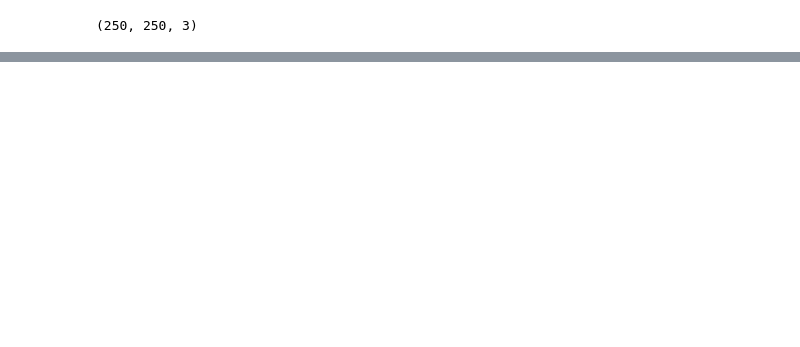
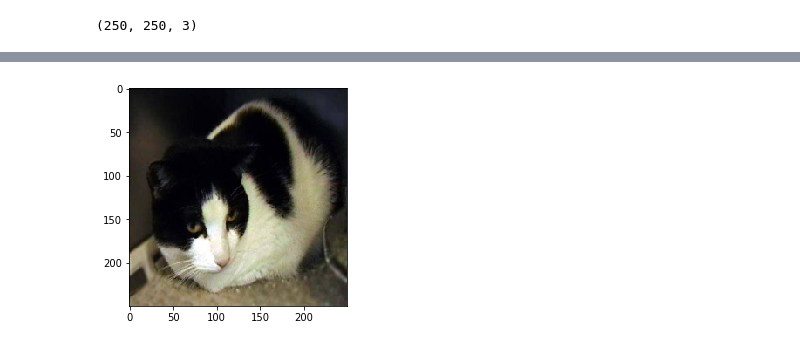
Before and after one commit to noamya-sh/Final-project-SemesterB, a Jupyter notebook: Dogs Vs Cats.ipynb, the cells around one changed output, grey strips where cells are left out. Saved outputs shown, nothing was run; the diff lists cells and outputs as text; code cells hidden in the pictures; blank space fills up the shorter version.

```diff
--- a/Dogs Vs Cats.ipynb
+++ b/Dogs Vs Cats.ipynb
@@ -140,14 +80,0 @@ TypeError: 'module' object is not callable
-# %%
-filenames = os.listdir("/kaggle/train")
-categories = []
-for filename in filenames:
-    category = filename.split('.')[0]
-    if category == 'dog':
-        categories.append(1)
-    else:
-        categories.append(0)
-
-df = pd.DataFrame({
-    'filename': filenames,
-    'category': categories
-})
@@ -169,0 +89,19 @@ df
+# %%
+img_res=[]
+for img in df['filename']:
+    path=r'./train/'+ img
+    new_img=resize_image(path)
+    img_res.append(new_img)
+# %%
+df['filename']=img_res
+# %%
+from sklearn.model_selection import train_test_split
+X=df['filename']
+y=df['category']
+
+x_train, x_test, y_train, y_test = train_test_split(X,y,test_size=0.2)
+# %%
+plt.imshow(X[80], interpolation='nearest')
+plt.show()
+# %% [output]
+[figure, added]
```
Also changed, not shown: parts of 13 cells of this notebook.
